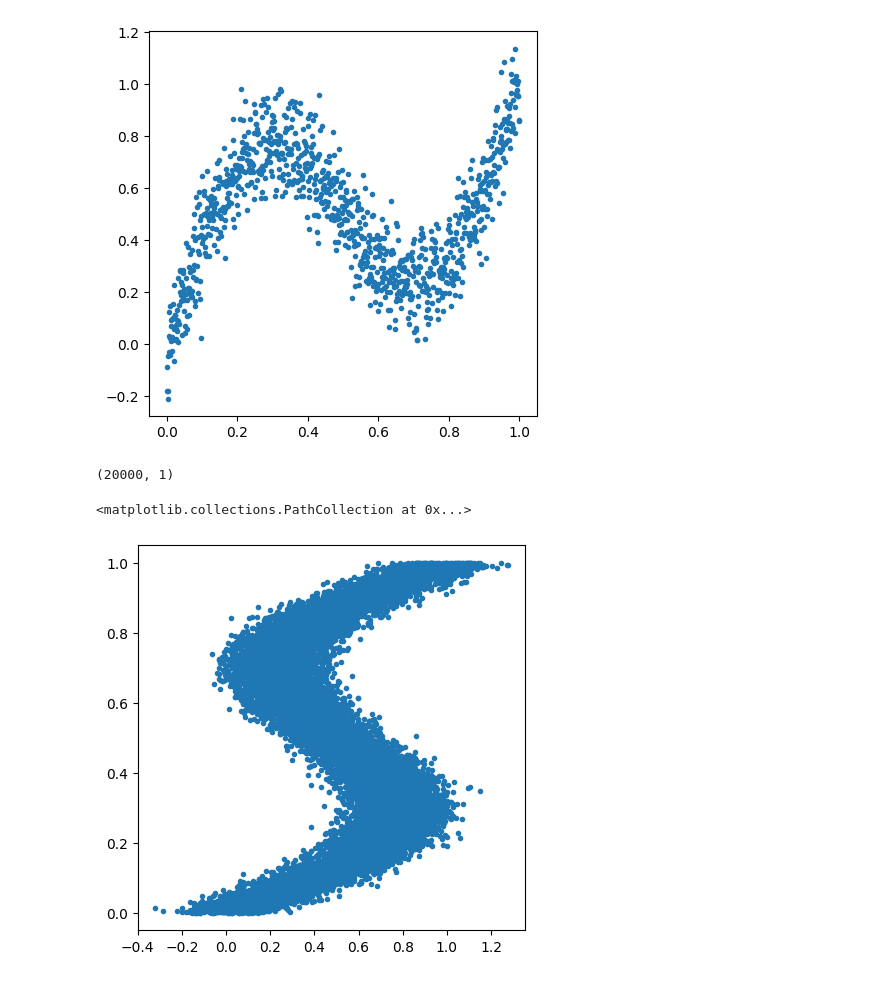
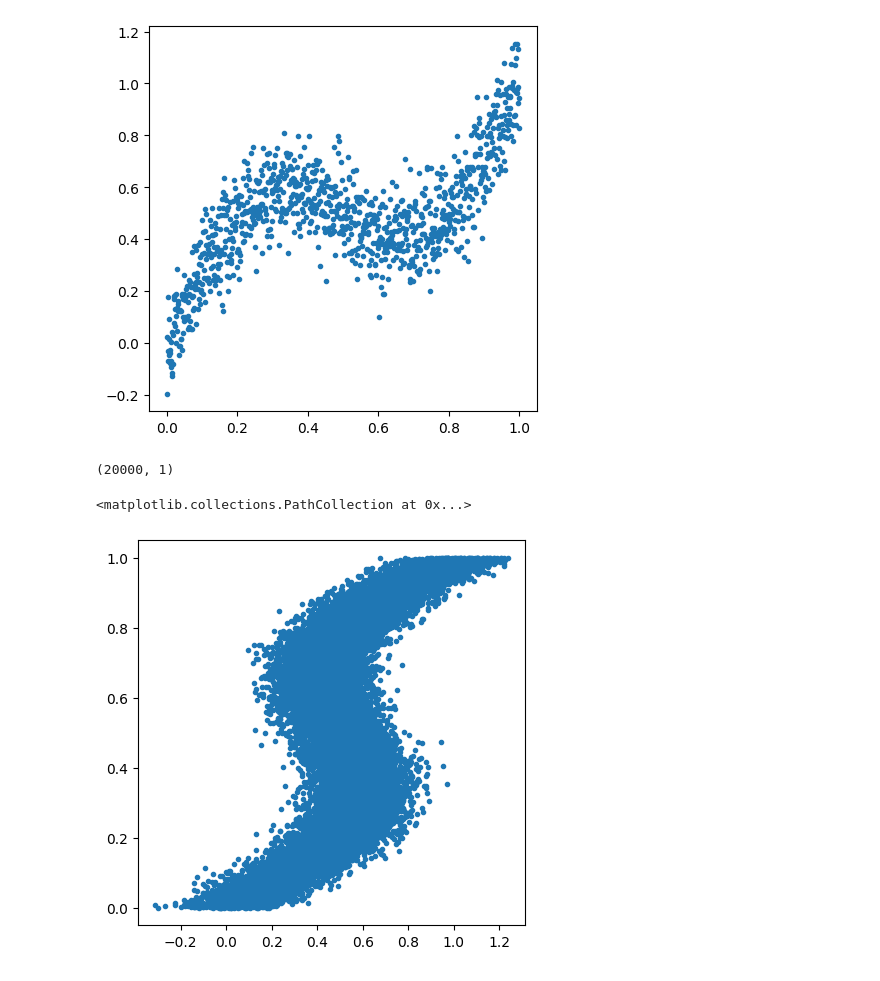
Before and after one commit to dcbrien/More-than-meets-the-eye---Transformers-that-write, a Jupyter notebook: Mixture-Density-Network.ipynb, the cells around one changed output. Saved outputs shown, nothing was run; the diff lists cells and outputs as text; code cells hidden in the pictures.

```diff
--- a/Mixture-Density-Network.ipynb
+++ b/Mixture-Density-Network.ipynb
@@ -15,32 +20,32 @@ import matplotlib.pyplot as plt
 # %%
 # Let's create some fake timeseries data that can have multiple y-values per x - so this is difficult
 # to model with a simple MSE or single distribution network.
 
-AMPLITUDE = 0.5
+AMPLITUDE = 0.3
 
 plt.figure(figsize=[5, 5])
 
 NUM_TIME_POINTS = 1000
 
 t=np.linspace(0., 1., NUM_TIME_POINTS)
 
 # A simple sin function with some random noise
 x = t + AMPLITUDE * np.sin(2*np.pi*t)+np.random.randn(NUM_TIME_POINTS)*0.1
 
 plt.scatter(t, x, marker='.')
 
 # Now make many of these for training
 
 NUM_SAMPS = 20
 
 X_Data = np.zeros((NUM_SAMPS, NUM_TIME_POINTS))
 Y_Data = np.zeros((NUM_SAMPS, NUM_TIME_POINTS))
 
 for i in range(NUM_SAMPS):
   X_Data[i, :] = t
   Y_Data[i, :] = t + AMPLITUDE * np.sin(2*np.pi*t)+np.random.randn(NUM_TIME_POINTS)*0.1
 # %% [output]
-[figure, old version]
+[figure, new version]
 # %%
 # standardize the data to prepare for inference
 X_Data = jnp.expand_dims(X_Data.ravel(), axis=-1)
@@ -64,6 +69,6 @@ plt.scatter(X_Data_md, Y_Data_md, marker='.')
 # %% [output]
 (20000, 1)
 <matplotlib.collections.PathCollection at 0x...>
-[figure, old version]
+[figure, new version]
 # %%
 # It will be easier to feed into Jax/Haiku if we use the tensorflow dataset tools
```
Also changed, not shown: parts of 12 cells of this notebook.
